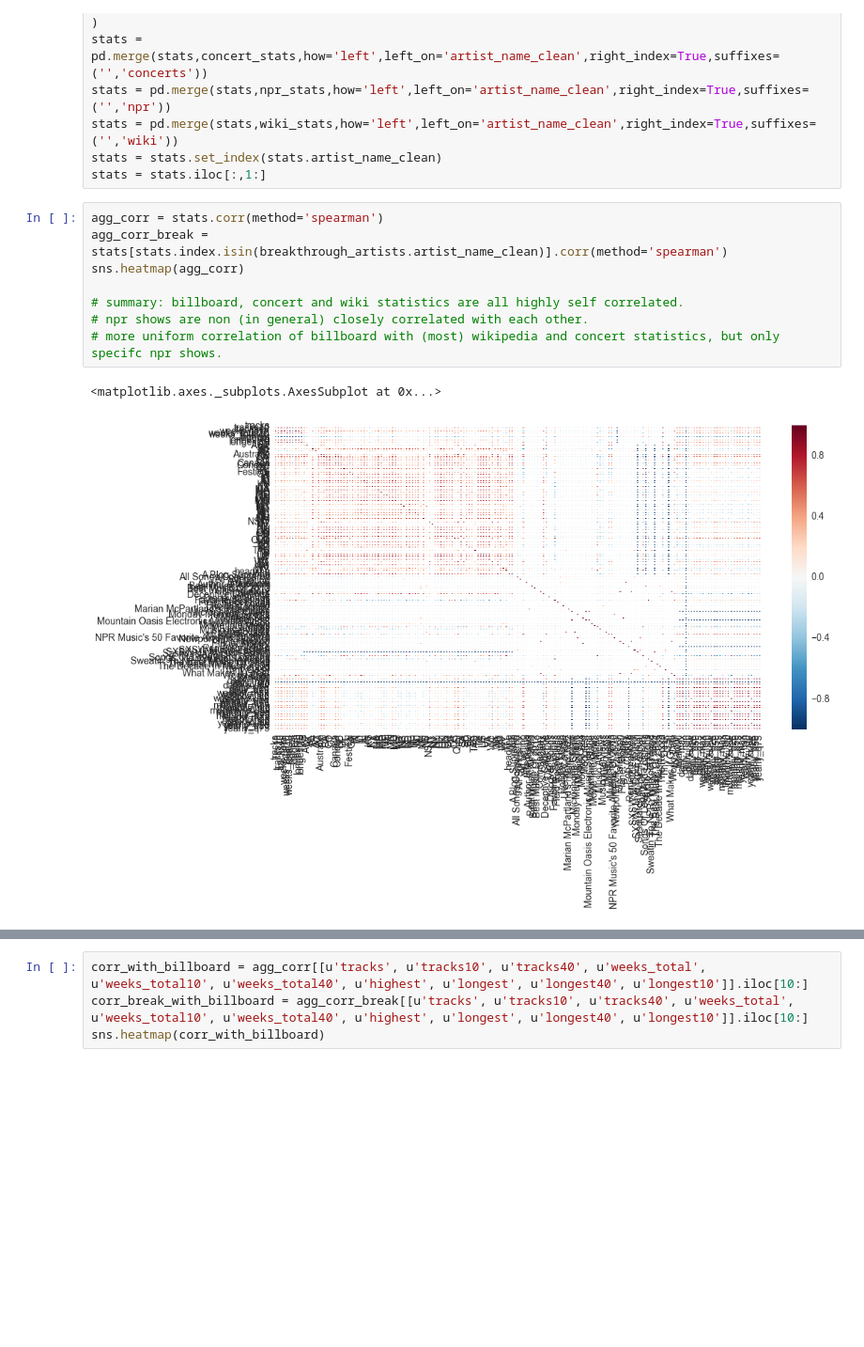
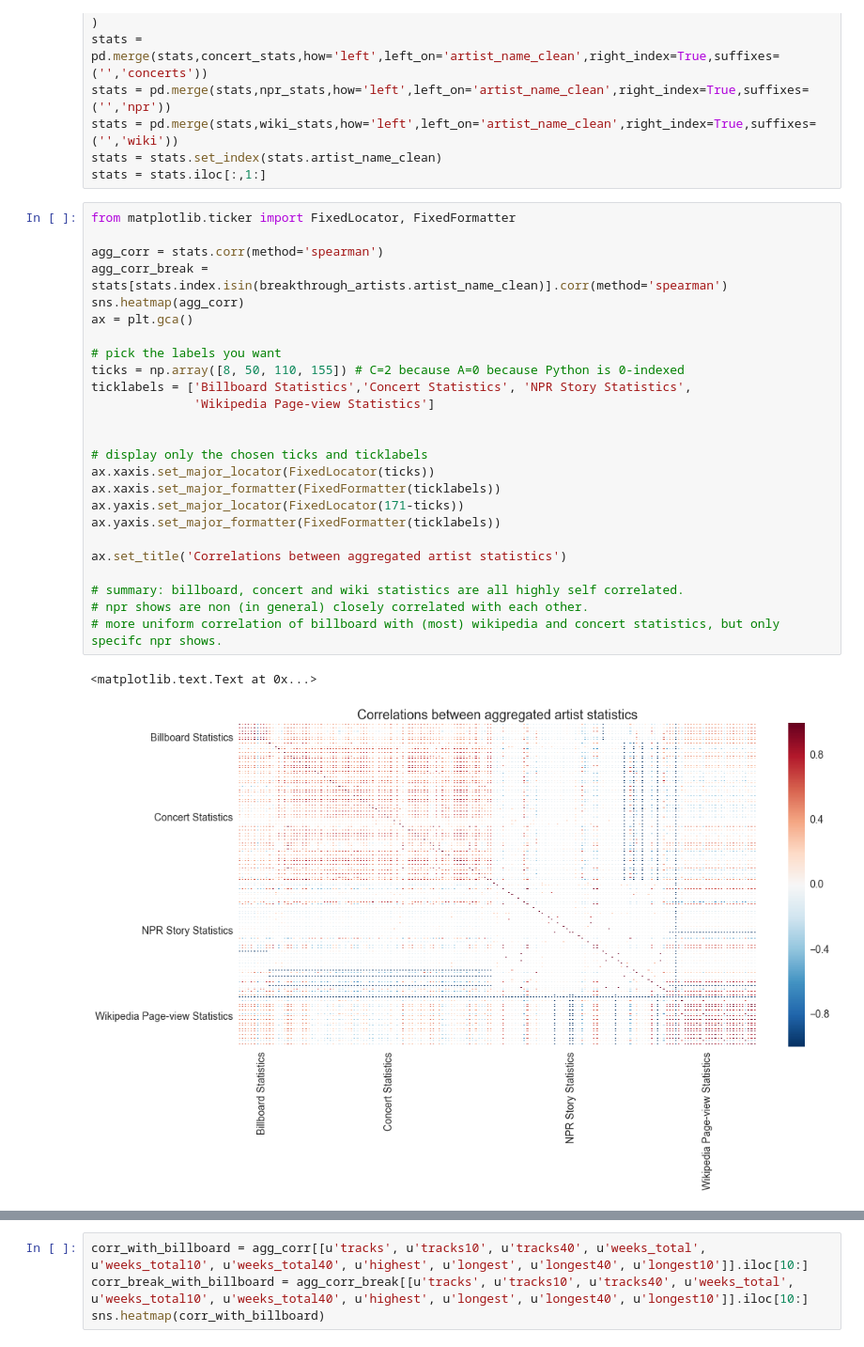
Before and after one commit to trxw/CDIPS_PandoraTeam, a Jupyter notebook: analysis.ipynb, the cells around one changed output, grey strips where cells are left out. Shown at 94% size. Cells and saved outputs as stored; diff of their text form; blank space fills up the shorter version.

```diff
--- a/analysis.ipynb
+++ b/analysis.ipynb
@@ -1117,14 +1117,31 @@ stats = pd.merge(stats,wiki_stats,how='left',left_on='artist_name_clean',right_i
 stats = stats.set_index(stats.artist_name_clean)
 stats = stats.iloc[:,1:]
 # %%
+from matplotlib.ticker import FixedLocator, FixedFormatter
+
 agg_corr = stats.corr(method='spearman')
 agg_corr_break = stats[stats.index.isin(breakthrough_artists.artist_name_clean)].corr(method='spearman')
 sns.heatmap(agg_corr)
+ax = plt.gca()
+
+# pick the labels you want
+ticks = np.array([8, 50, 110, 155]) # C=2 because A=0 because Python is 0-indexed
+ticklabels = ['Billboard Statistics','Concert Statistics', 'NPR Story Statistics',
+              'Wikipedia Page-view Statistics']
+
+
+# display only the chosen ticks and ticklabels
+ax.xaxis.set_major_locator(FixedLocator(ticks))
+ax.xaxis.set_major_formatter(FixedFormatter(ticklabels))
+ax.yaxis.set_major_locator(FixedLocator(171-ticks))
+ax.yaxis.set_major_formatter(FixedFormatter(ticklabels))
+
+ax.set_title('Correlations between aggregated artist statistics')
 
 # summary: billboard, concert and wiki statistics are all highly self correlated.
 # npr shows are non (in general) closely correlated with each other.
 # more uniform correlation of billboard with (most) wikipedia and concert statistics, but only specifc npr shows.
 # %% [output]
-<matplotlib.axes._subplots.AxesSubplot at 0x...>
+<matplotlib.text.Text at 0x...>
-[figure, old version]
+[figure, new version]
 # %%
```
Also changed, not shown: parts of 2 cells of this notebook, 1 other file.
